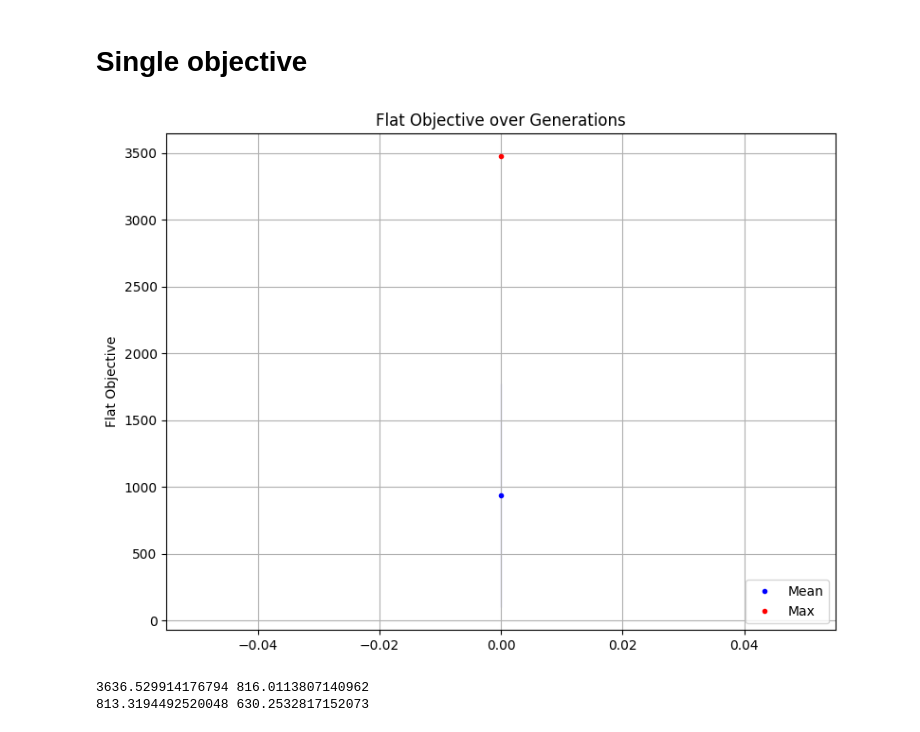
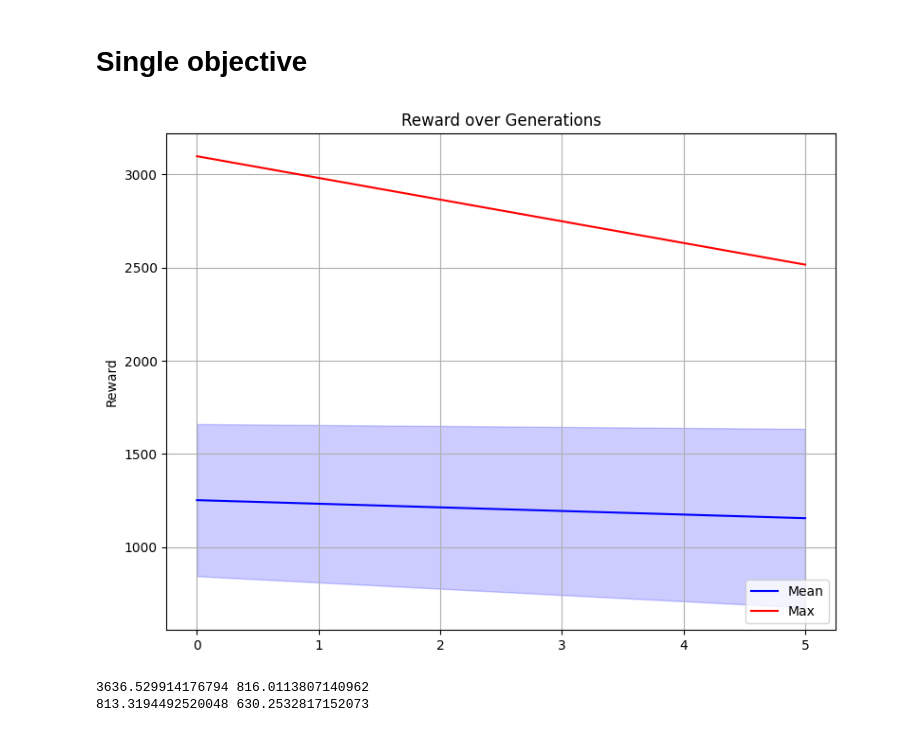
Before and after one commit to ifinckh/micro-515-EvoRob, a Jupyter notebook: read_logs.ipynb, the cells around one changed output. Cells and saved outputs as stored; diff of their text form; code cells hidden in the pictures.

```diff
--- a/read_logs.ipynb
+++ b/read_logs.ipynb
@@ -6,45 +6,48 @@ import glob
 # %% [markdown]
 # Single objective
 # %%
-# read all folders in results/2026-05-18_13-40-33_final_test amd results/2026-05-13_12-10-23_final_test, use their names as generations, read the f.npy files in each folder, compute the mean and max of the flat objective (index 0) for each generation, and plot them with error bars for the mean. Also add trend lines for both objectives.
-path = "results/2026-05-18_16-29-06_final_test"
+# read all folders in results/2026-05-18_18-42-04_final_test amd results/2026-05-13_12-10-23_final_test, use their names as generations, read the f.npy files in each folder, compute the mean and max of the flat objective (index 0) for each generation, and plot them with error bars for the mean. Also add trend lines for both objectives.
+path = "results/2026-05-18_18-42-04_final_test"
 generations = []
 flat_mean = []
 flat_max = []
 flat_std = []
 folders = []
 
 folders = np.array([int(d) for d in os.listdir(path) if d.isdigit()])
 folders = np.sort(folders)
 
 for i in folders:
     if os.path.exists(f"{path}/{i}/f.npy"):
         f = np.load(f"{path}/{i}/f.npy")
         generations.append(i)
         flat_mean.append(np.mean(f, axis=0))
         flat_max.append(np.max(f, axis=0))
         flat_std.append(np.std(f, axis=0))
 
 
 fig,axs = plt.subplots(1,1, figsize=(8, 6))
 
+
+# axs.plot(generations, flat_mean, "." ,label="Mean", color="blue")
+# axs.plot(generations, flat_max, ".", label="Max", color="red")
 axs.plot(generations, flat_mean, label="Mean", color="blue")
 axs.plot(generations, flat_max, label="Max", color="red")
 # add trend lines for both objectives
-z = np.polyfit(generations, flat_mean, 5)
-p = np.poly1d(z)
-axs.plot(generations, p(generations), linestyle="--", color="blue")
-z = np.polyfit(generations, flat_max, 5)
-p = np.poly1d(z)
-axs.plot(generations, p(generations), linestyle="--", color="red")
-axs.set_ylabel("Flat Objective")
+# z = np.polyfit(generations, flat_mean, 5)
+# p = np.poly1d(z)
+# axs.plot(generations, p(generations), linestyle="--", color="blue")
+# z = np.polyfit(generations, flat_max, 5)
+# p = np.poly1d(z)
+# axs.plot(generations, p(generations), linestyle="--", color="red")
+axs.set_ylabel("Reward")
 axs.legend(loc="lower right")
 axs.fill_between(generations, np.array(flat_mean) - np.array(flat_std), np.array(flat_mean) + np.array(flat_std), alpha=0.2, color="blue")
 axs.grid("on")
-axs.set_title("Flat Objective over Generations")
+axs.set_title("Reward over Generations")
 plt.tight_layout()
 # %% [output]
-[figure, old version]
+[figure, new version]
 # %%
 f = np.load(f"results/2026-05-13_12-10-23_final_test/0/f.npy")
 print(f.max(), f.mean())
```
Also changed, not shown: 9 other files.
